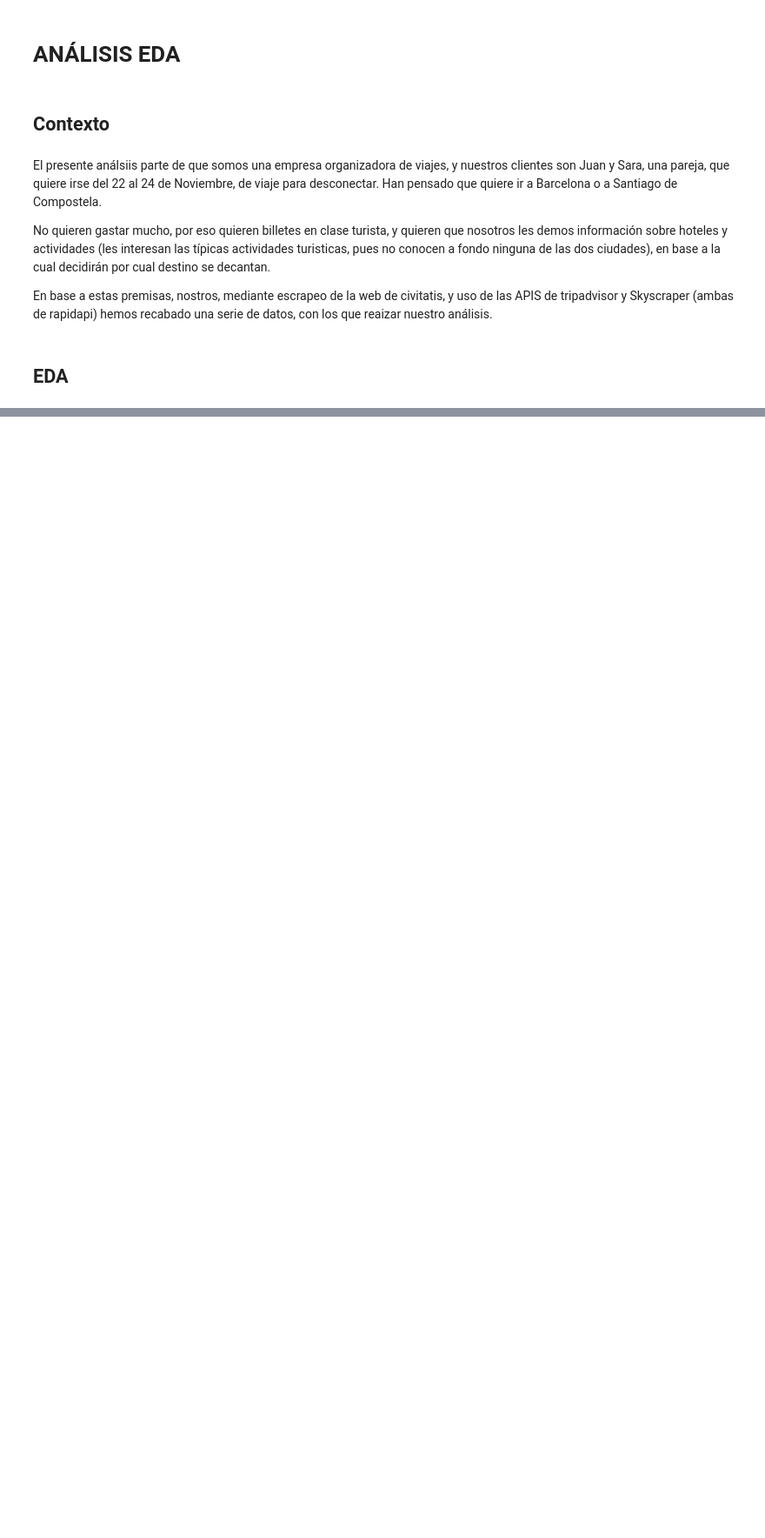
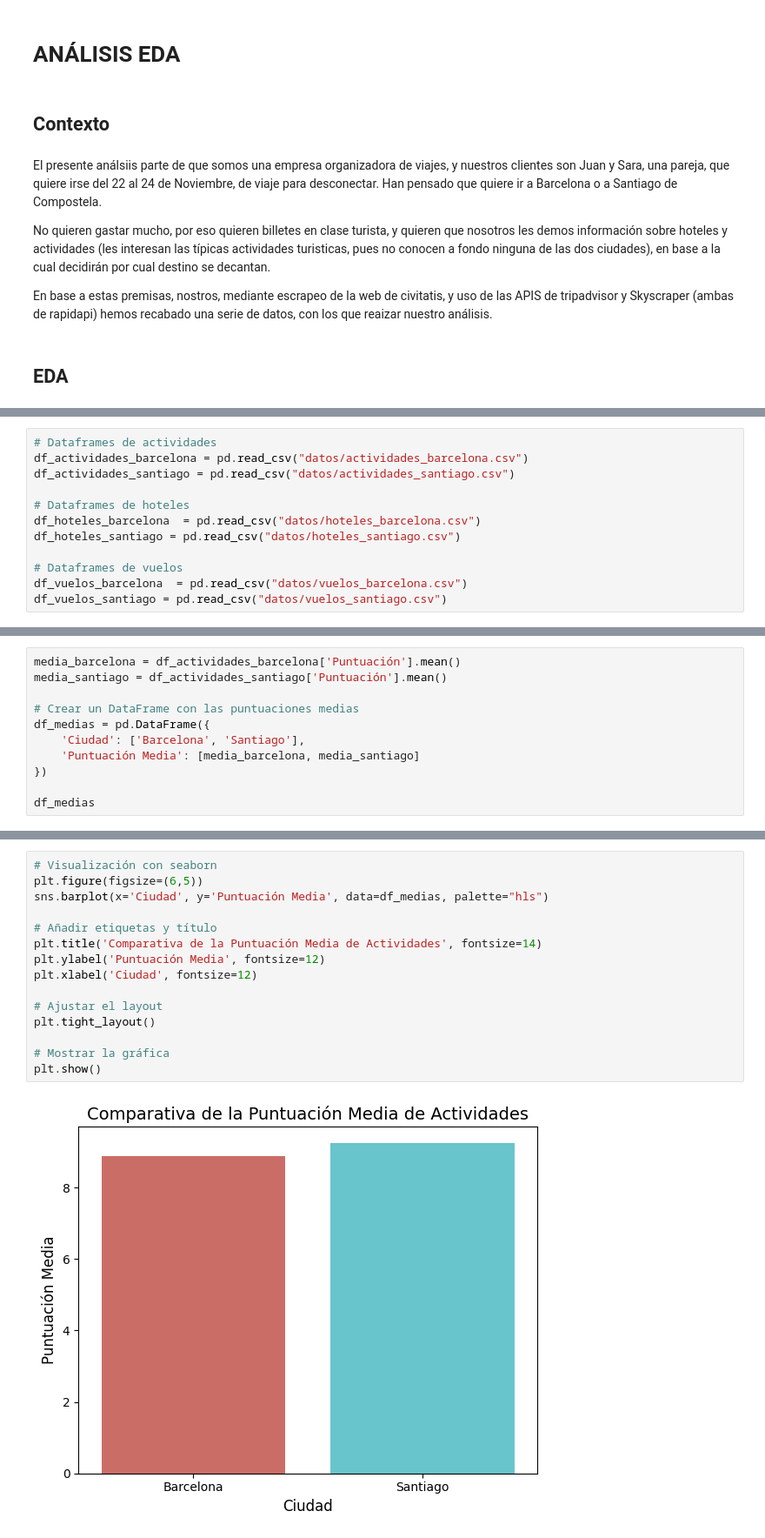
Before and after one commit to Rcm89/Proyecto3-Explorando-Viajes, a Jupyter notebook: Proyecto_viajes_notebook.ipynb, the cells around one changed output, grey strips where cells are left out. Shown at 87% size. Drawn from its saved outputs; the diff is of its cells as text; blank space fills up the shorter version.

```diff
--- a/Proyecto_viajes_notebook.ipynb
+++ b/Proyecto_viajes_notebook.ipynb
@@ -56,0 +67,12 @@ En base a estas premisas, nostros, mediante escrapeo de la web de civitatis, y u
+# %%
+# Dataframes de actividades
+df_actividades_barcelona = pd.read_csv("datos/actividades_barcelona.csv")
+df_actividades_santiago = pd.read_csv("datos/actividades_santiago.csv")
+
+# Dataframes de hoteles
+df_hoteles_barcelona  = pd.read_csv("datos/hoteles_barcelona.csv")
+df_hoteles_santiago = pd.read_csv("datos/hoteles_santiago.csv")
+
+# Dataframes de vuelos
+df_vuelos_barcelona  = pd.read_csv("datos/vuelos_barcelona.csv")
+df_vuelos_santiago = pd.read_csv("datos/vuelos_santiago.csv")
@@ -56,0 +99,11 @@ En base a estas premisas, nostros, mediante escrapeo de la web de civitatis, y u
+# %%
+media_barcelona = df_actividades_barcelona['Puntuación'].mean()
+media_santiago = df_actividades_santiago['Puntuación'].mean()
+
+# Crear un DataFrame con las puntuaciones medias
+df_medias = pd.DataFrame({
+    'Ciudad': ['Barcelona', 'Santiago'],
+    'Puntuación Media': [media_barcelona, media_santiago]
+})
+
+df_medias
@@ -56,0 +114,17 @@ En base a estas premisas, nostros, mediante escrapeo de la web de civitatis, y u
+# %%
+# Visualización con seaborn
+plt.figure(figsize=(6,5))
+sns.barplot(x='Ciudad', y='Puntuación Media', data=df_medias, palette="hls")
+
+# Añadir etiquetas y título
+plt.title('Comparativa de la Puntuación Media de Actividades', fontsize=14)
+plt.ylabel('Puntuación Media', fontsize=12)
+plt.xlabel('Ciudad', fontsize=12)
+
+# Ajustar el layout
+plt.tight_layout()
+
+# Mostrar la gráfica
+plt.show()
+# %% [output]
+[figure, added]
```
Also changed, not shown: parts of 30 cells of this notebook, 8 other files.
